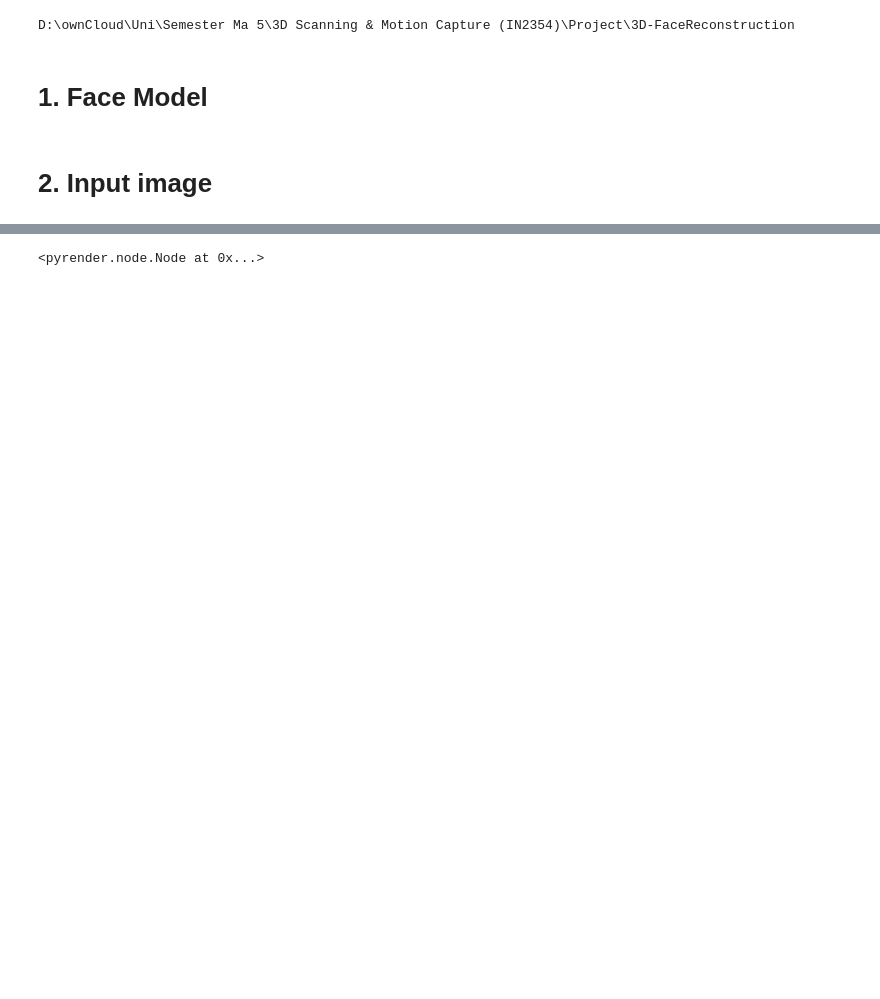
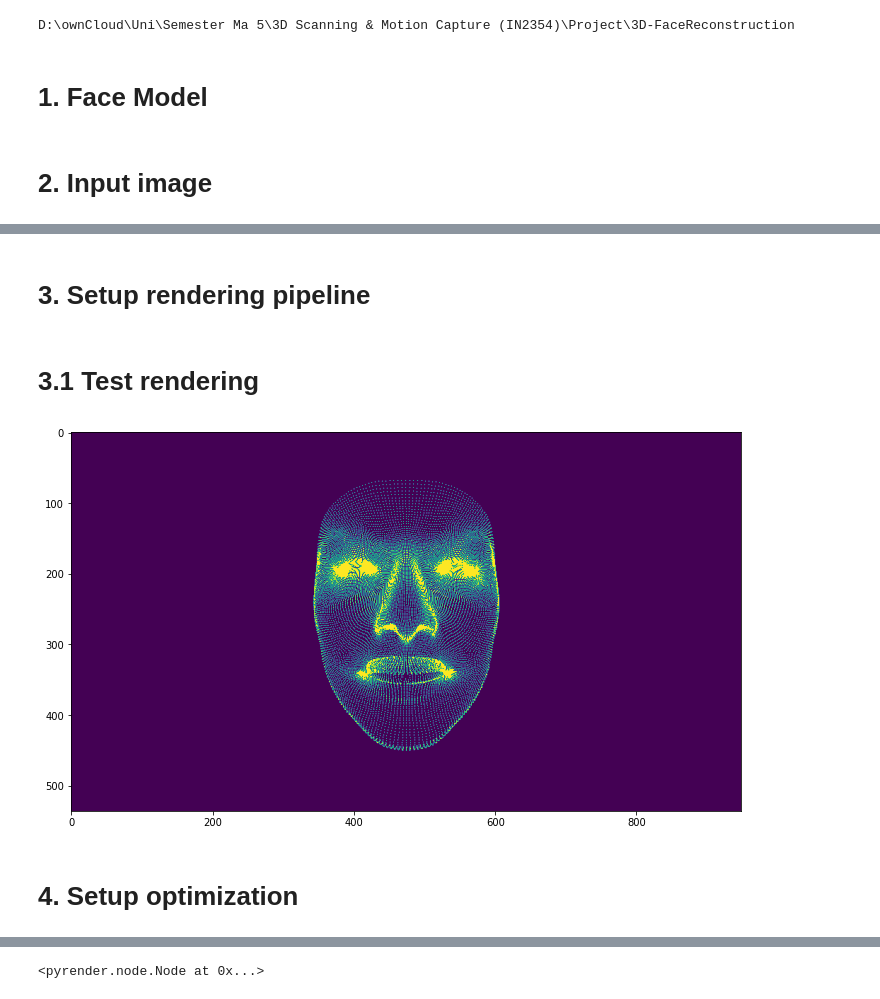
Before and after one commit to huberl/3D-FaceReconstruction, a Jupyter notebook: notebooks/04_sparse_reconstruction.ipynb, the cells around one changed output, grey strips where cells are left out. Cells and saved outputs as stored; diff of their text form; code cells hidden in the pictures; blank space fills up the shorter version.

```diff
--- a/notebooks/04_sparse_reconstruction.ipynb
+++ b/notebooks/04_sparse_reconstruction.ipynb
@@ -59,4 +51,4 @@ array([[ 2.19550972,  0.        ,  0.        ,  0.        ],
        [ 0.        ,  0.        , -1.        , -0.1       ],
        [ 0.        ,  0.        , -1.        ,  0.        ]])
 # %%
-initial_camera_pose = np.array([[1, 0, 0, 0], [0, 1, 0, 0], [0, 0, 1, -602.61285643], [0, 0, 0, 1]]) # position camera just in front of face
+initial_camera_pose = np.array([[1, 0, 0, 0], [0, 1, 0, 0], [0, 0, 1, -300], [0, 0, 0, 1]]) # position camera just in front of face
@@ -90,11 +54,0 @@ points_pixels = project_points(points)
-# %%
-def draw_pixels_to_image(img, pixels, color=1):
-    img_width = img.shape[1]
-    img_height = img.shape[0]
-
-    for pixel in pixels:
-
-        x = round(pixel[0])
-        y = round(pixel[1])
-        if x >= 0 and x < img_width and y >= 0 and y < img_height:
-            img[y, x] = color
@@ -197,0 +55,6 @@ def loss(theta, *args, **kwargs):
+# %% [markdown]
+# 3. Setup rendering pipeline
+# %%
+renderer = SimpleImageRenderer(projection_matrix, img_width, img_height)
+# %% [markdown]
+# 3.1 Test rendering
@@ -197,0 +72,12 @@ def loss(theta, *args, **kwargs):
+# %%
+test_pixels = renderer.project_points(initial_camera_pose, face_mesh.vertices)
+
+test_img = np.zeros((img_height, img_width))
+draw_pixels_to_image(test_img, test_pixels)
+plt.figure(figsize=(12, 8))
+plt.imshow(test_img)
+plt.show()
+# %% [output]
+[figure, added]
+# %% [markdown]
+# 4. Setup optimization
```
Also changed, not shown: parts of 53 cells of this notebook, 11 other files.
